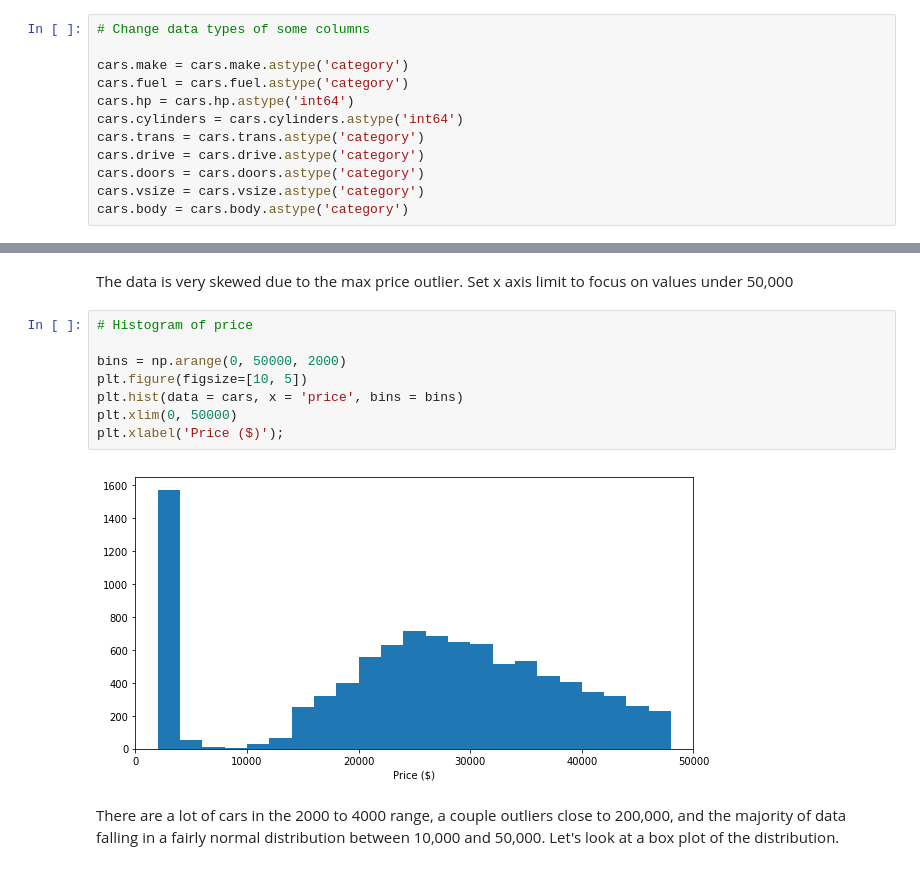
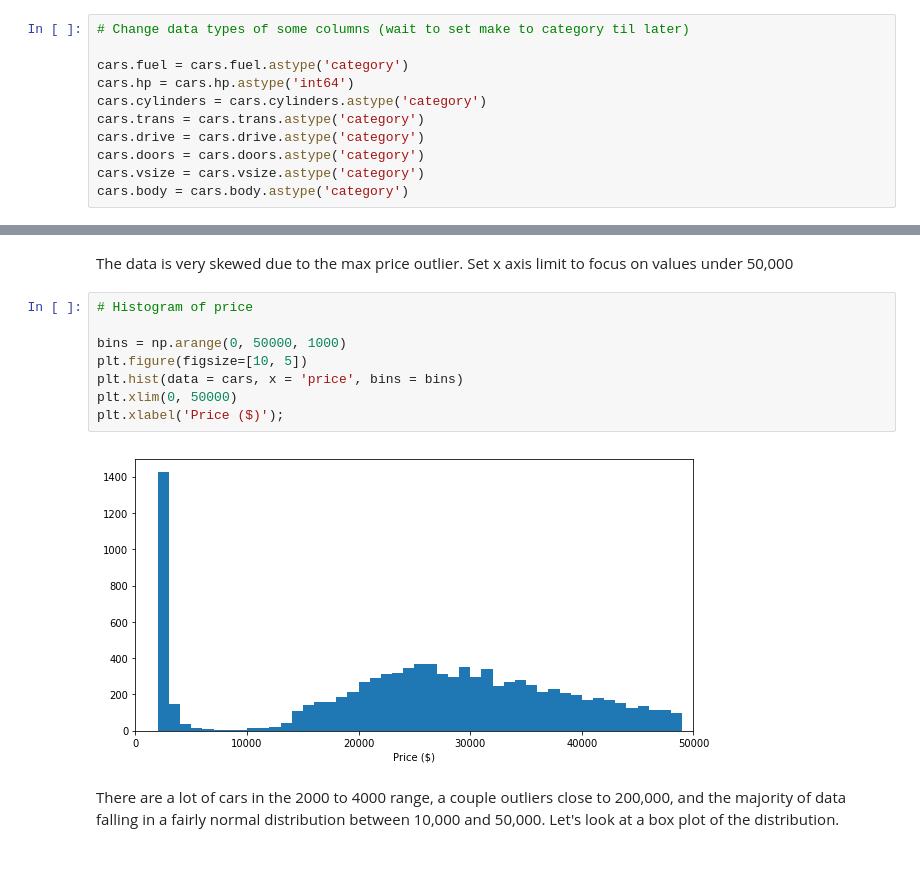
Before and after one commit to Rob-Bruton/Car-Features, a Jupyter notebook: car_exploration.ipynb, the cells around one changed output, grey strips where cells are left out. Cells and saved outputs as stored; diff of their text form.

```diff
--- a/car_exploration.ipynb
+++ b/car_exploration.ipynb
@@ -68,12 +69,11 @@ cars = cars.drop(columns = 'category')
 
 cars = cars.dropna()
 # %%
-# Change data types of some columns
+# Change data types of some columns (wait to set make to category til later)
 
-cars.make = cars.make.astype('category')
 cars.fuel = cars.fuel.astype('category')
 cars.hp = cars.hp.astype('int64')
-cars.cylinders = cars.cylinders.astype('int64')
+cars.cylinders = cars.cylinders.astype('category')
 cars.trans = cars.trans.astype('category')
 cars.drive = cars.drive.astype('category')
 cars.doors = cars.doors.astype('category')
@@ -130,13 +130,13 @@ The data is very skewed due to the max price outlier. Set x axis limit to focus
 # %%
 # Histogram of price
 
-bins = np.arange(0, 50000, 2000)
+bins = np.arange(0, 50000, 1000)
 plt.figure(figsize=[10, 5])
 plt.hist(data = cars, x = 'price', bins = bins)
 plt.xlim(0, 50000)
 plt.xlabel('Price ($)');
 # %% [output]
-[figure, old version]
+[figure, new version]
 # %% [markdown]
 There are a lot of cars in the 2000 to 4000 range, a couple outliers close to 200,000, and the majority of data falling in a fairly normal distribution between 10,000 and 50,000. Let's look at a box plot of the distribution.
 # %%
```
Also changed, not shown: parts of 85 cells of this notebook, 2 other files.
